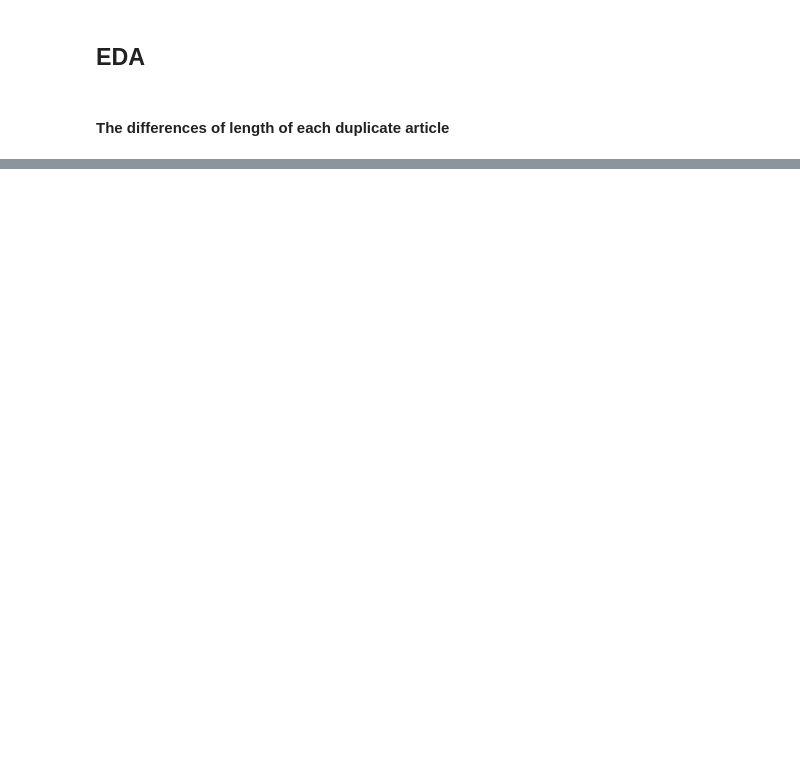
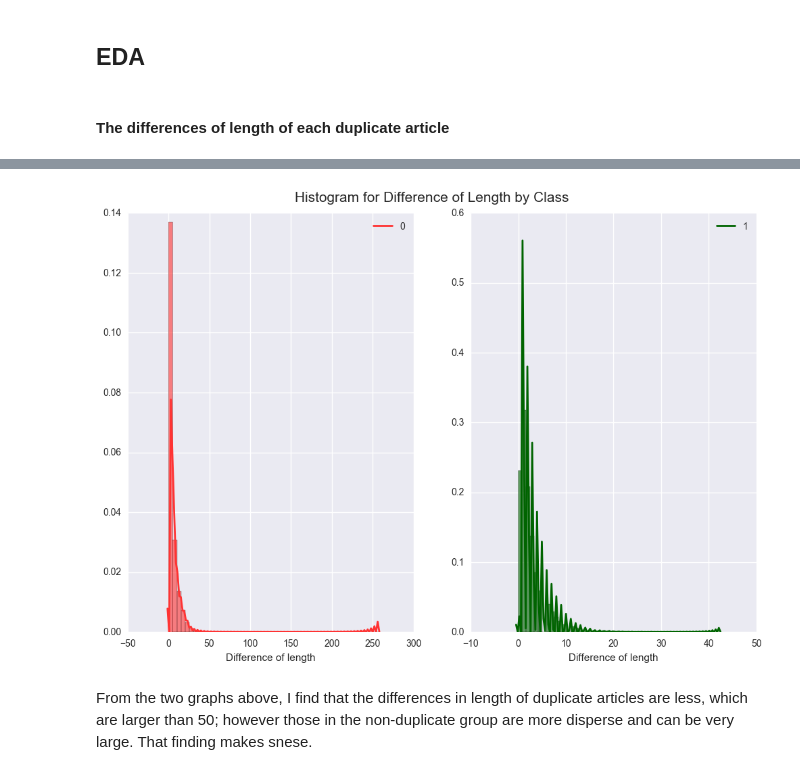
Before and after one commit to lwkuant/Side_project_Duplicate_question_detector, a Jupyter notebook: Duplicate_question_detector.ipynb, the cells around one changed output, grey strips where cells are left out. Saved outputs shown, nothing was run; the diff lists cells and outputs as text; code cells hidden in the pictures; blank space fills up the shorter version.

Commit message:
Use the histogram to compare the differences of length for each class

```diff
--- a/Duplicate_question_detector.ipynb
+++ b/Duplicate_question_detector.ipynb
@@ -91,0 +96,5 @@ print(df.head()) # check the removal
+# %%
+df.dropna(how='any', inplace=True)
+
+print(np.sum(df.isnull()))
+print(df.info())
@@ -96,14 +145,14 @@ print(df.head()) # check the removal
 # %%
 ### Counstruct the tokenized object for each article
 
-print(df['question1'][0])
-print(df['question2'][0])
+print(df_tr['question1'][0])
+print(df_tr['question2'][0])
 
 from nltk.tokenize import word_tokenize
 
-df['q1_token'] = df['question1'].apply(lambda x: word_tokenize(x))
-df['q2_token'] = df['question2'].apply(lambda x: word_tokenize(x))
+df_tr['q1_token'] = df_tr['question1'].apply(lambda x: word_tokenize(x))
+df_tr['q2_token'] = df_tr['question2'].apply(lambda x: word_tokenize(x))
 
-print(df['q1_token'][0])
-print(df['q2_token'][0])
+print(df_tr['q1_token'][0])
+print(df_tr['q2_token'][0])
 # %% [output]
@@ -111,0 +171,6 @@ What is the step by step guide to invest in share market?
+# %%
+### create the column for calculating differences of length
+
+df_tr['len_diff'] = df_tr.ix[:, ['q1_token', 'q2_token']].apply(lambda x: np.abs(len(x[0]) - len(x[1])), axis=1)
+
+print(df_tr['len_diff'].head()) # checking
@@ -111,0 +189,20 @@ What is the step by step guide to invest in share market?
+# %%
+### Visualize the differences of length for each class
+
+color_list = ['#FF3333', '#006400']
+
+
+fig = plt.figure(figsize=[12, 8])
+plt.suptitle('Histogram for Difference of Length by Class', fontsize=15, y=0.94)
+for ind, col in enumerate(np.unique(df['is_duplicate']), start=1):
+    axes = fig.add_subplot(1, 2, ind)
+    sns.distplot(df_tr['len_diff'][df_tr['is_duplicate'].values == col].values,
+                kde_kws={'alpha':1, 'label': str(col), 'lw':2},
+                color = color_list[ind-1],
+                hist_kws={'alpha':0.6})
+    axes.set_xlabel('Difference of length')
+    axes.legend()
+# %% [output]
+[figure, added]
+# %% [markdown]
+From the two graphs above, I find that the differences in length of duplicate articles are less, which are larger than 50; however those in the non-duplicate group are more disperse and can be very large. That finding makes snese.
```
Also changed, not shown: parts of 7 cells of this notebook.
